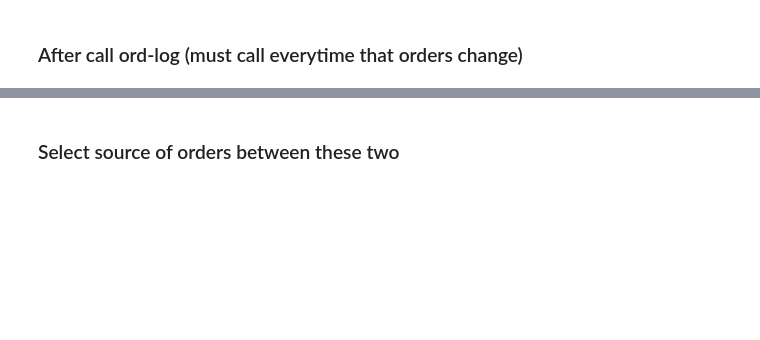
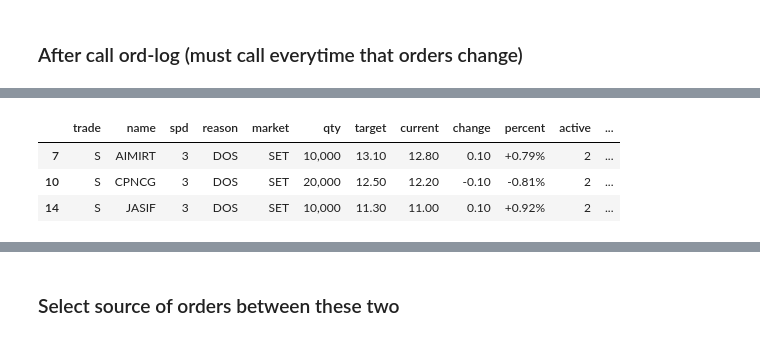
Before and after one commit to santimcs/A8, a Jupyter notebook: Daily/120-Orders.ipynb, the cells around one changed output, grey strips where cells are left out. Cells and saved outputs as stored; diff of their text form; code cells hidden in the pictures; blank space fills up the shorter version.

```diff
--- a/Daily/120-Orders.ipynb
+++ b/Daily/120-Orders.ipynb
@@ -144,5 +173,10 @@ show(df[['trans','name','spd','reason','qty','target','current','percent','activ
 # %%
-ms = (df.trans == 'Sell') & (df.spd <= 4)
+ms = (df.trans == 'Sell') & (df.spd <= 3)
 df[ms].sort_values(['name'],ascending=[True]).style.format(format_dict)
+# %% [output]
+|  | trade | name | spd | reason | market | qty | target | current | change | percent | active | ... |
+| 7 | S | AIMIRT | 3 | DOS | SET | 10,000 | 13.10 | 12.80 | 0.10 | +0.79% | 2 | ... |
+| 10 | S | CPNCG | 3 | DOS | SET | 20,000 | 12.50 | 12.20 | -0.10 | -0.81% | 2 | ... |
+| 14 | S | JASIF | 3 | DOS | SET | 10,000 | 11.30 | 11.00 | 0.10 | +0.92% | 2 | ... |
 # %%
 df[mb | ms].sort_values(['trade','name'],ascending=[True,True])
```
Also changed, not shown: parts of 18 cells of this notebook, 21 other files.
